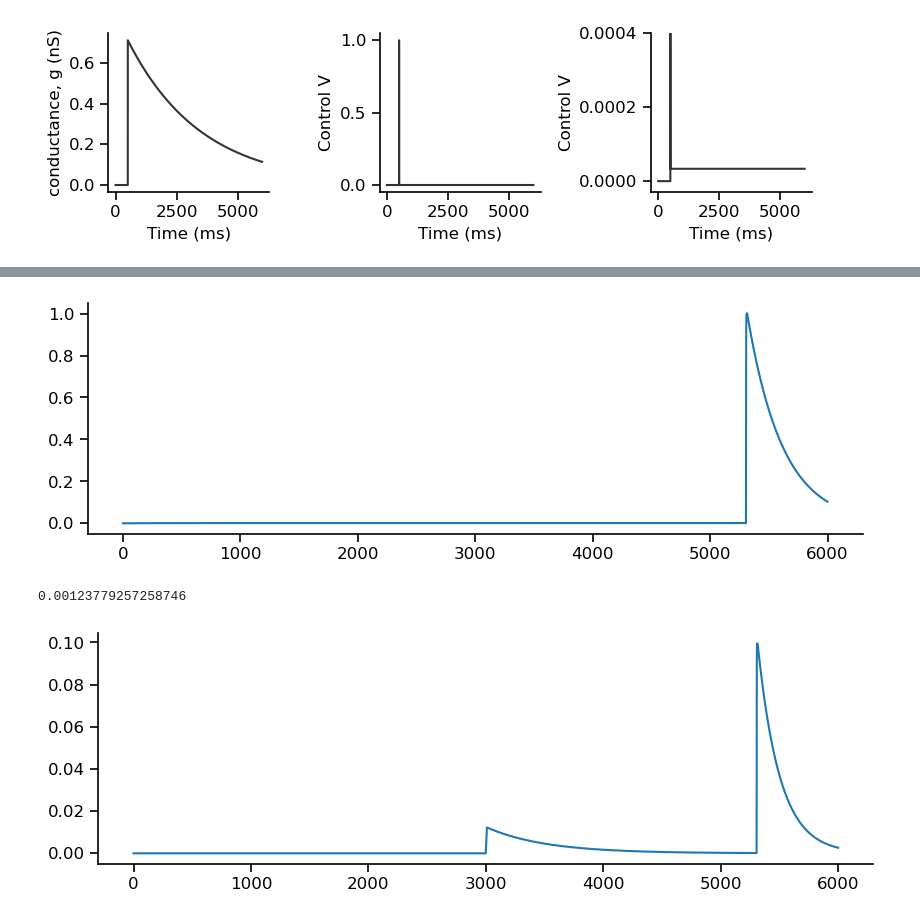
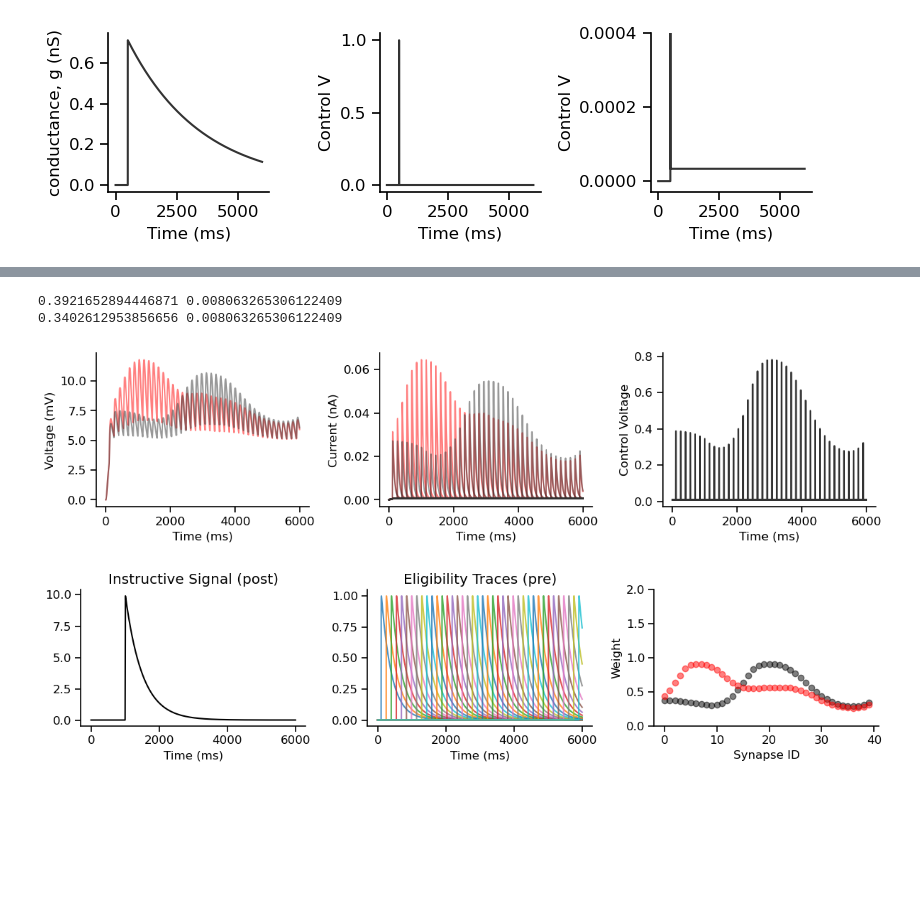
Before and after one commit to argalloni/Neuromorphic_simulations, a Jupyter notebook: Neuromorphic_BTSP.ipynb, the cells around one changed output, grey strips where cells are left out. Drawn from its saved outputs; the diff is of its cells as text; code cells hidden in the pictures; blank space fills up the shorter version.

```diff
--- a/Neuromorphic_BTSP.ipynb
+++ b/Neuromorphic_BTSP.ipynb
@@ -511,15 +507,64 @@ plt.show()
-# %%
-plt.plot(simulation_results['el_traces'][:,35])
-plt.show()
-# %% [output]
-[figure, removed]
-# %%
-simulation_results['el_traces'][5000,35]
-# %% [output]
-0.00123779257258746
-# %%
-s = simulation_results['IS'] * simulation_results['el_traces'][:,35]
-plt.plot(s)
-plt.show()
-# %% [output]
-[figure, removed]
+# %%
+num_synapses = 40
+weights = simulation_results2['W'][-1]
+simulation_results = run_simulation(num_synapses, weights, plateau_time = 1000)
+
+new_weights = simulation_results['W'][-1]
+simulation_results2 = run_simulation(num_synapses, new_weights)
+# %% [output]
+0.3921652894446871 0.008063265306122409
+0.3402612953856656 0.008063265306122409
+# %%
+# Plot simulation results
+
+fig,ax = plt.subplots(1,3,figsize=(12,3))
+line_color = [0.2,0.2,0.2]
+titles = {'V': 'Voltage (mV)', 'I': 'Current (nA)', 'el_traces':'Eligibility Traces (pre)',
+         'IS': 'Instructive Signal (post)', 'W': 'Weight', 'control_v': 'Control Voltage'}
+
+plot_nr = (0)
+ax[plot_nr].plot(time, simulation_results2['V'], c='r', alpha=0.5)
+ax[plot_nr].set_xlabel('Time (ms)')
+ax[plot_nr].set_ylabel(titles['V'])
+ax[plot_nr].plot(time, simulation_results['V'], color=line_color, alpha=0.5)
+ax[plot_nr].set_xlabel('Time (ms)')
+ax[plot_nr].set_ylabel(titles['V'])
+
+plot_nr = (1)
+ax[plot_nr].plot(time, simulation_results2['I'], c='r', alpha=0.5)
+ax[plot_nr].set_xlabel('Time (ms)')
+ax[plot_nr].set_ylabel(titles['I'])
+ax[plot_nr].plot(time, simulation_results['I'], color=line_color, alpha=0.5)
+ax[plot_nr].set_xlabel('Time (ms)')
+ax[plot_nr].set_ylabel(titles['I'])
+
+plot_nr = (2)
+ax[plot_nr].plot(time, simulation_results['control_v'], color=line_color)
+ax[plot_nr].set_xlabel('Time (ms)')
+ax[plot_nr].set_ylabel(titles['control_v'])
+plt.tight_layout()
+
+
+fig,ax = plt.subplots(1,3,figsize=(12,3))
+plot_nr = (0)
+ax[plot_nr].plot(time, simulation_results['IS'], c='k')
+ax[plot_nr].set_xlabel('Time (ms)')
+ax[plot_nr].set_title(titles['IS'])
+
+plot_nr = (1)
+ax[plot_nr].plot(time, simulation_results['el_traces'], alpha=0.8)
+ax[plot_nr].set_xlabel('Time (ms)')
+ax[plot_nr].set_title(titles['el_traces'])
+
+plot_nr = (2)
+ax[plot_nr].scatter(np.arange(num_synapses), weights, c='k', alpha=0.5)
+ax[plot_nr].scatter(np.arange(num_synapses), new_weights, c='r', alpha=0.5)
+ax[plot_nr].set_xlabel('Synapse ID')
+ax[plot_nr].set_ylabel(titles['W'])
+ax[plot_nr].set_ylim([0,2])
+
+plt.tight_layout()
+plt.show()
+# %% [output]
+[figure, added]
+[figure, added]
```
Also changed, not shown: parts of 7 cells of this notebook.
